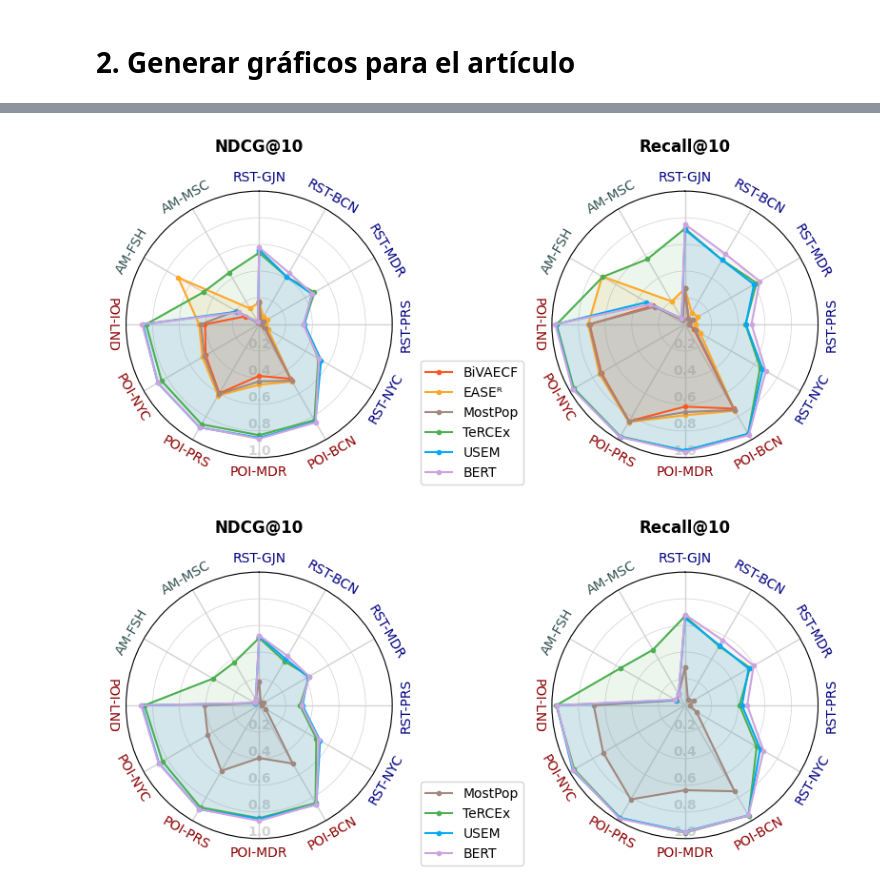
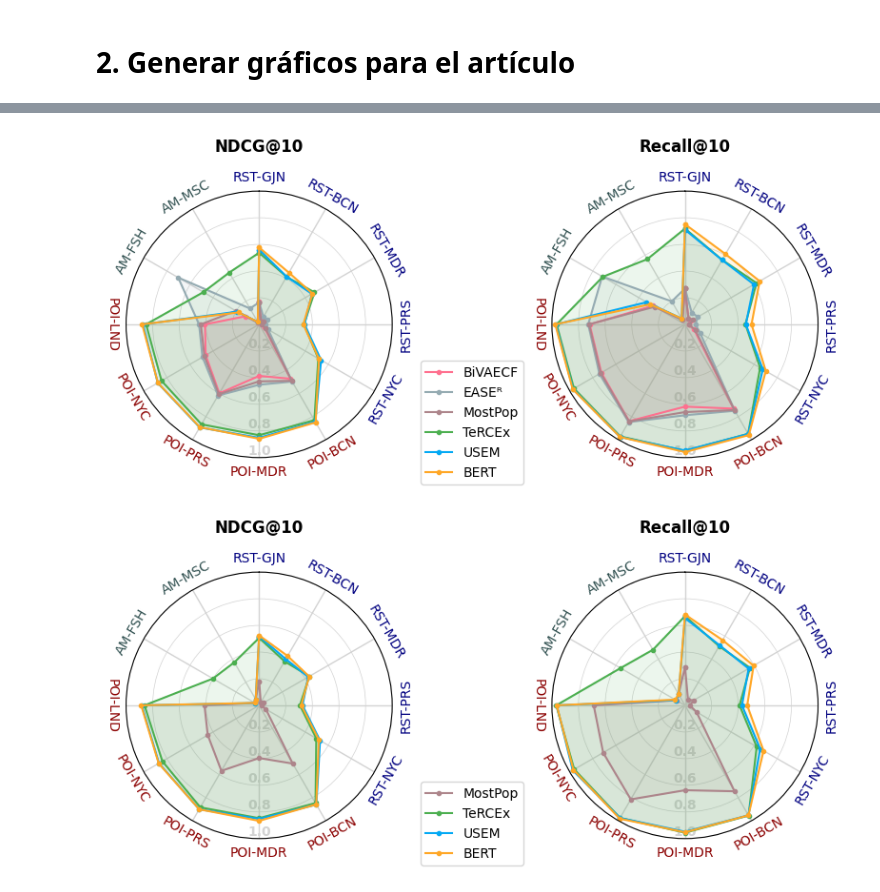
Before and after one commit to pablo-pnunez/TAVtext, a Jupyter notebook: PlotResults.ipynb, the cells around one changed output, grey strips where cells are left out. Cells and saved outputs as stored; diff of their text form; code cells hidden in the pictures.

```diff
--- a/PlotResults.ipynb
+++ b/PlotResults.ipynb
@@ -23,7 +23,7 @@ subset_names = {"Digital_Music":"MSC", "Music":"MSC", "Fashion":"FSH", "Gijon":"
 models_cold = {"MOSTPOP2ITM":"MostPop", "BOW2ITM":our_model, "USEM2ITM":"USEM", "BERT2ITM":"BERT"}
 models_baseline = {'BiVAECF':"BiVAECF", 'EASEᴿ':"EASEᴿ", **models_cold}
 
-model_colors = {'BiVAECF':"#ff5722", 'EASEᴿ':"#ffa726", 'MostPop':'#a1887f', our_model:'#4CAF50', 'USEM':'#03A9F4', 'BERT':'#B5EAD7'}
+model_colors = {'BiVAECF':"#FF708F", 'EASEᴿ':"#95ABB2", 'MostPop':'#AD858B', our_model:'#4CAF50', 'USEM':'#03A9F4', 'BERT':'#ffa726'}
 # %%
 def extract_baseline_data(path, dataset, subset):
 
@@ -253,6 +253,7 @@ def polar_plot_comparison(data, metrics=["NDCG@10", "Recall@10"], output_file="p
         axis.set_title(title, pad=30, fontweight="bold")
 
         if max_y is not None: axis.set_ylim(0, max_y)
+        axis.yaxis.set_major_locator(FixedLocator(axis.get_yticks()))
         axis.set_yticklabels([fmt.format(tick) for tick in axis.get_yticks()], ha='center', va='bottom', color='lightgrey', fontweight='bold')
         axis.set_axisbelow(True)
         # Get radial labels away from plotted line
@@ -276,32 +277,32 @@ def polar_plot_comparison(data, metrics=["NDCG@10", "Recall@10"], output_file="p
             lab = axis.text(x, y + 0.035, dataset_text, transform=label.get_transform(), ha='center', va='center', rotation=rotation_angle, color=dataset_color)
             labels.append(lab)
         axis.set_xticklabels([])
 
     # Lista de modelos
     modelos = list(data["Model"].sort_values().unique())
     # Crear una lista de sets+subsets como títulos
     datasets = data[["Set", "Subset"]].drop_duplicates().apply(lambda x: x["Set"]+"-"+x["Subset"], axis=1).values.tolist()
     # Contar sets y subsets
     n_datasets = len(datasets)
     # Crear los dos gráficos radiales (polar plots)
     fig, axs = plt.subplots(1, 2, subplot_kw=dict(polar=True), figsize=(8,5))
     axs = axs.flatten()
 
     for id_plot, metric in enumerate(metrics):
         plot_radial_data(axs[id_plot], modelos, datasets, data, fmt='{:.1f}',max_y=1, column=metric, title=metric)
 
     # Añadir una sola leyenda en el centro abajo
     lines, labels = axs[0].get_legend_handles_labels()
     fig.legend(lines, labels, loc='lower center', bbox_to_anchor=(0.5, 0.15), ncol=1)
     # Ajustar el espacio horizontal entre los gráficos
     plt.tight_layout()
     fig.subplots_adjust(wspace=0.6, hspace=0, top=0.85, bottom=0.15)
     # Guardar figura
     plt.savefig("output/"+output_file, bbox_inches='tight')
     plt.show()
 
 polar_plot_comparison(all_baseline_data, metrics=["NDCG@10", "Recall@10"], output_file="baseline_polar_plot.pdf")
 polar_plot_comparison(all_cold_start_data, metrics=["NDCG@10", "Recall@10"], output_file="cold_start_polar_plot.pdf")
 # %% [output]
-[figure, old version]
+[figure, new version]
-[figure, old version]
+[figure, new version]
```
Also changed, not shown: parts of 1 cell of this notebook, 5 other files.
